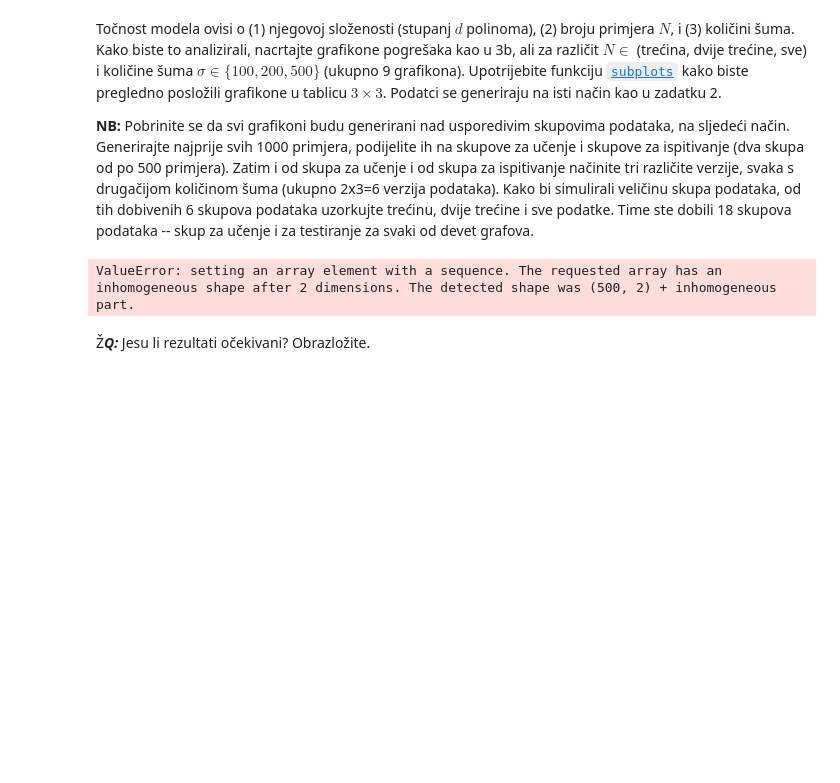
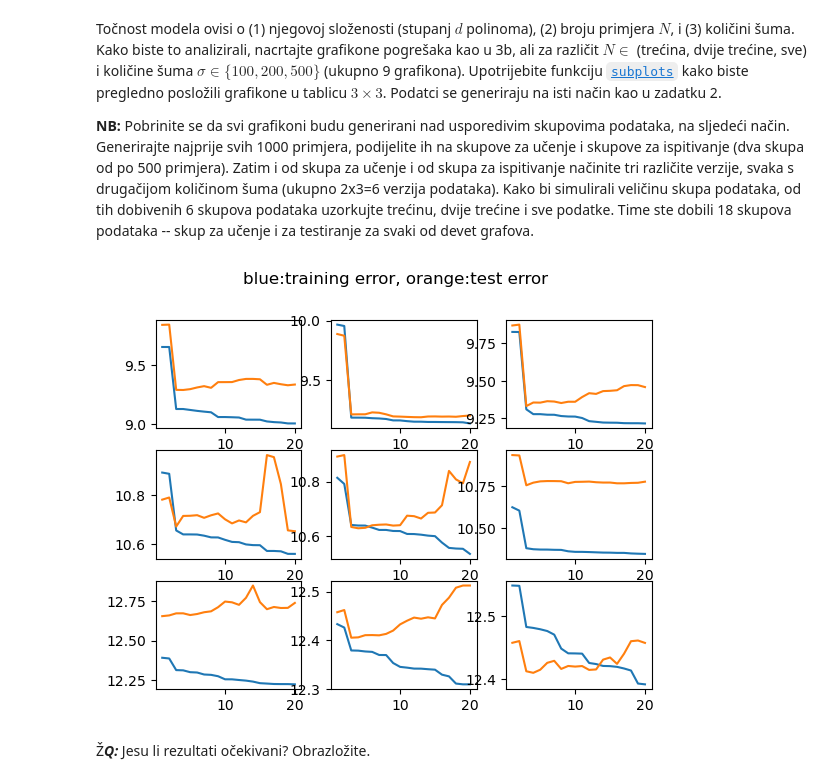
Before and after one commit to IvaGoluza/machine_learning, a Jupyter notebook: SU1-2023-LAB1.ipynb, the cells around one changed output. Cells and saved outputs as stored; diff of their text form; code cells hidden in the pictures; blank space fills up the shorter version.

```diff
--- a/SU1-2023-LAB1.ipynb
+++ b/SU1-2023-LAB1.ipynb
@@ -266,41 +266,41 @@ Točnost modela ovisi o (1) njegovoj složenosti (stupanj $d$ polinoma), (2) bro
 # %%
 # Vaš kôd ovdje
 from random import sample
 
 examples = make_instances(-5, 5, 1000)
 examples_train, examples_test = train_test_split(examples, test_size=0.5, train_size=0.5)
-labels_train = []
-labels_test = []
+
+graph_num = 1
 for noise in [100, 200, 500]:
-    labels_train.append(make_labels(examples_train, f, noise))
-    labels_test.append(make_labels(examples_test, f, noise))
-
-j = 1
-for labels_tr, labels_tst in zip(labels_train, labels_test):
     for i in range(1, 4):
-        train_error = []
-        test_error = []
+        # generate train & test labels (y for X) with current noise
+        labels_train = make_labels(examples_train, f, noise)
+        labels_test = make_labels(examples_test, f, noise)
+        # sample the data
+        indexes = np.random.choice(range(len(examples_train)), int(i/3 * len(examples_train)))
+        sample_x_train = [examples_train[i] for i in indexes]
+        sample_y_train = [labels_train[i] for i in indexes]
+        indexes = np.random.choice(range(len(examples_test)), int(i/3 * len(examples_test)))   # in case test/train size is not 1:1
+        sample_x_test = [examples_test[i] for i in indexes]
+        sample_y_test = [labels_test[i] for i in indexes]
+        # calculate and display errors
+        train_E = []
+        test_E = []
         for d in range(1, 21):
             poly = PolynomialFeatures(d)
-            # sample the data
-            sample_size = i * int(500 / 3)
-            train_data = list(zip(np.concatenate(examples_train), np.concatenate(labels_tr).reshape(-1, 1)))
-            train_data_sample = np.random.choice(train_data, sample_size)
-            #train_x_sample = np.random.choice(np.concatenate(examples_train), sample_size).reshape(-1, 1)
-            train_x, train_y = zip(*train_data_sample)
-            phi_poly = poly.fit_transform(train_x.reshape(-1, 1))
-            reg_poly = LinearRegression().fit(phi_poly, train_y)
-            train_error.append(math.log(mean_squared_error(train_y, reg_poly.predict(phi_poly))))
-            #test_error.append(math.log(mean_squared_error(labels_tst, reg_poly.predict(poly.fit_transform(examples_test)))))
-            plt.subplot(3,3,j)
-            j = j + 1
-            plt.plot(range(1, 21), train_error, label='Training error')
-            #plt.plot(range(1, 21), test_error, label='Test error')
-            plt.xticks(list(range(1, 21, 1)))
-            plt.legend(loc="best")
+            phi_poly = poly.fit_transform(sample_x_train)
+            reg_poly = LinearRegression().fit(phi_poly, sample_y_train)
+            train_E.append(math.log(mean_squared_error(sample_y_train, reg_poly.predict(phi_poly))))
+            test_E.append(math.log(mean_squared_error(sample_y_test, reg_poly.predict(poly.fit_transform(sample_x_test)))))
+        plt.subplot(3,3,graph_num)
+        graph_num += 1
+        plt.plot(range(1, 21), train_E)
+        plt.plot(range(1, 21), test_E)
+        #plt.xticks(list(range(1, 21, )))
+plt.suptitle('blue:training error, orange:test error')
 plt.show()
 # %% [output]
-ValueError: setting an array element with a sequence. The requested array has an inhomogeneous shape after 2 dimensions. The detected shape was (500, 2) + inhomogeneous part.
+[figure, added]
 # %% [markdown]
 Ž***Q:*** Jesu li rezultati očekivani? Obrazložite.
 # %% [markdown]
```
